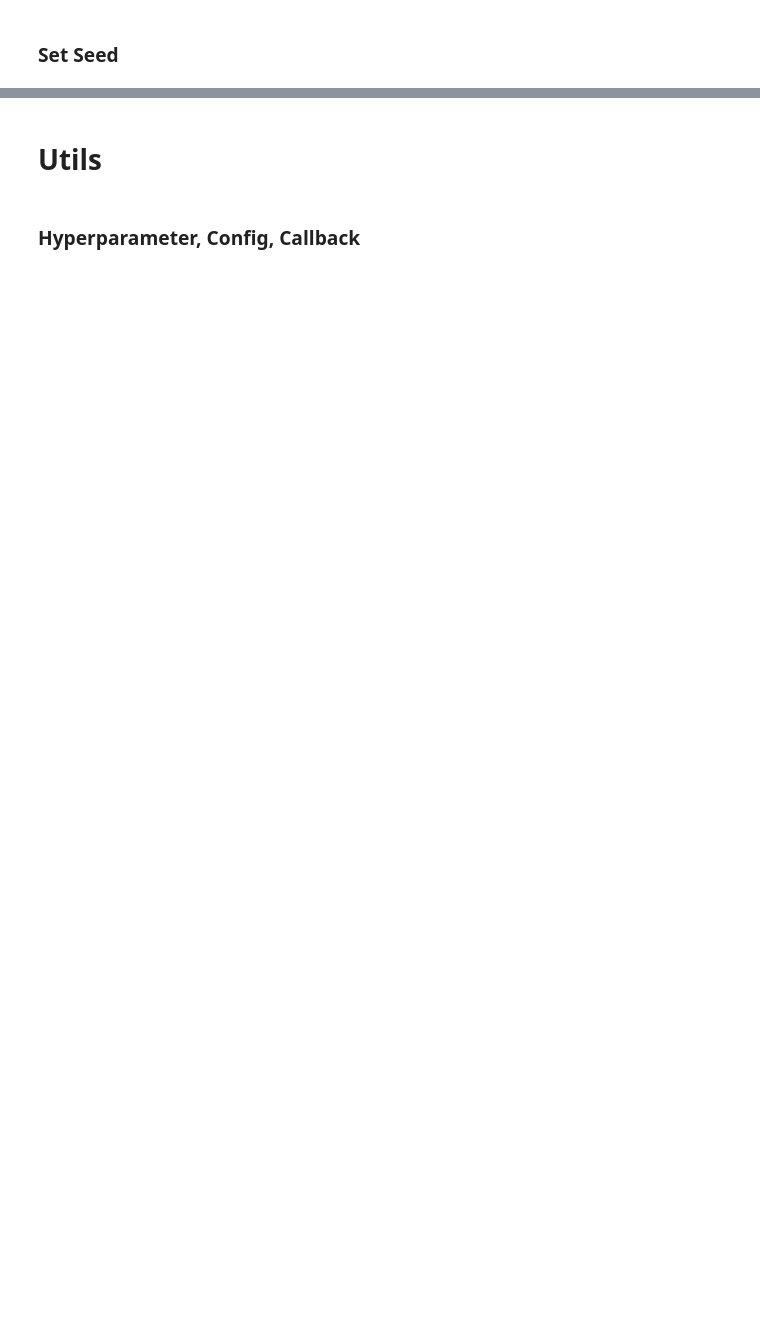
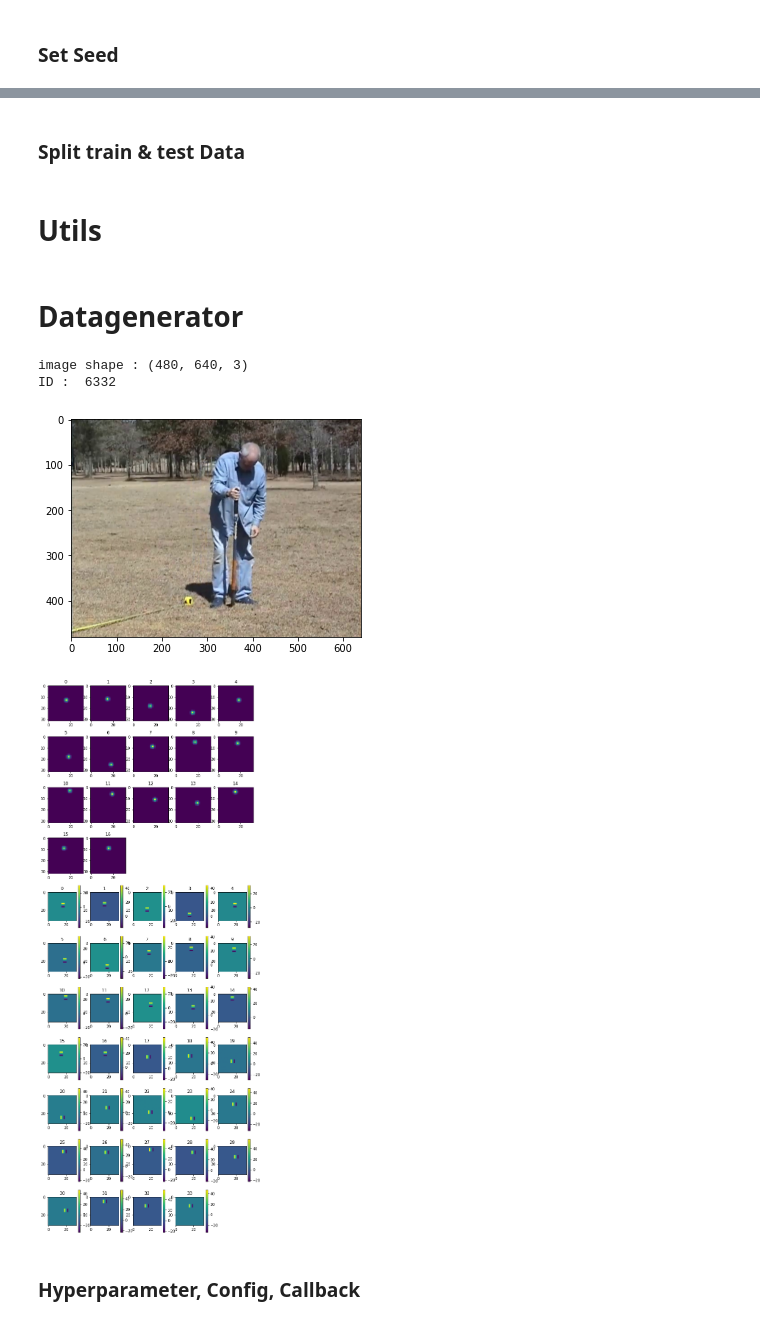
Before and after one commit to EverySports/Deep-Learning, a Jupyter notebook: Train.ipynb, the cells around one changed output, grey strips where cells are left out. Drawn from its saved outputs; the diff is of its cells as text; code cells hidden in the pictures; blank space fills up the shorter version.

Commit message:
Add generate heatmap and offset function

```diff
--- a/Train.ipynb
+++ b/Train.ipynb
@@ -50,2 +52,6 @@ seed_everything(SEED)
+# %% [markdown]
+### Split train & test Data
+# %%
+train_df, validation_df = train_test_split(df, test_size=0.3, random_state=SEED)
 # %% [markdown]
 # Utils
@@ -53,0 +122,25 @@ def normalize
+# %%
+def draw_heatmap(heatmap_result, offset_result, displacement_fwd_result, displacement_bwd_result):
+
+    plt.figure(figsize=(10, 30))
+
+    ### Heatmap
+    for idx in range(17):
+        plt.subplot(12,5,idx+1)
+        plt.imshow(heatmap_result[0][:,:,idx])
+        plt.title(idx)
+
+
+    ### Offset
+    for idx in range(17):
+        plt.subplot(12,5,idx+1+20)
+        plt.imshow(offset_result[0][:,:,idx])
+        plt.colorbar()
+        plt.title(idx)
+        plt.subplot(12,5,idx+18+20)
+        plt.imshow(offset_result[0][:,:,17+idx])
+        plt.colorbar()
+        plt.title(17+idx)
+        plt.show
+# %% [markdown]
+# Datagenerator
@@ -54,3 +223,20 @@ def normalize
+# %%
+train_gen = DataGenerator(
+    list_IDs = train_df.index,
+    df = df,
+    batch_size = 1,
+    shuffle = False,
+    image_paths = train_df['NAME'],
+    mode = 'fit',
+)
+
+img, regr = train_gen.__getitem__(1)
+draw_heatmap(*regr)
+# %% [output]
+image shape : (480, 640, 3)
+ID :  6332
+[figure, added]
+[figure, added]
 # %% [markdown]
 ### Hyperparameter, Config, Callback
 # %%
```
Also changed, not shown: parts of 13 cells of this notebook.
